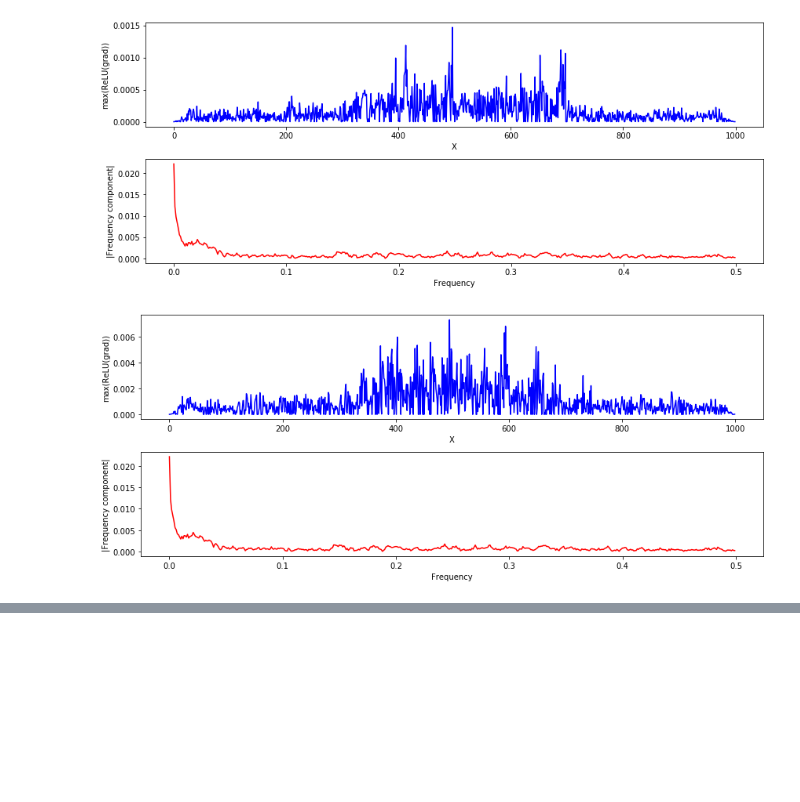
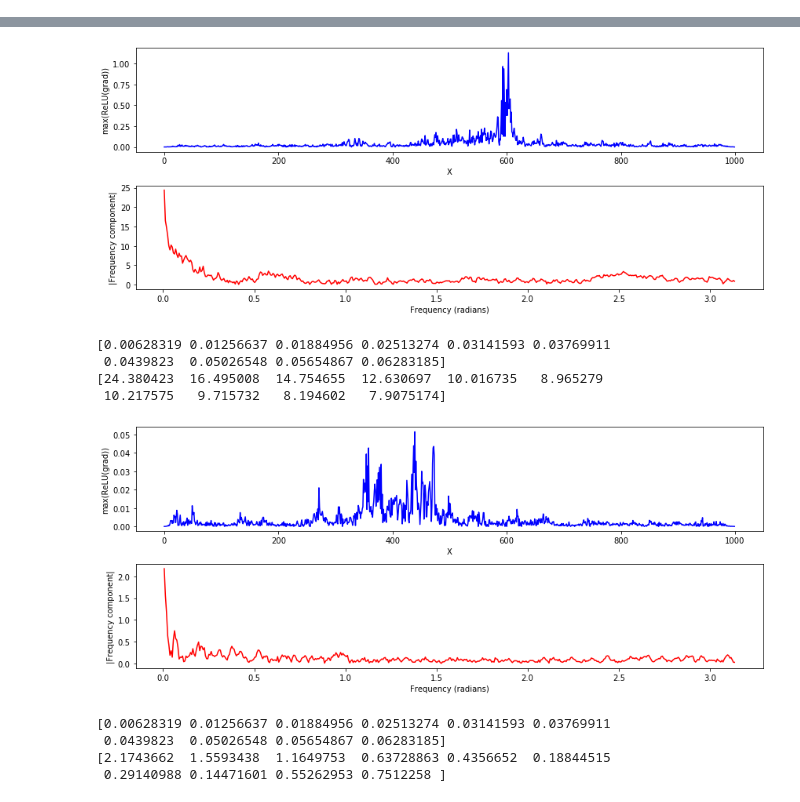
Before and after one commit to amtseng/fourier_attribution_priors, a Jupyter notebook: notebooks/input_gradients.ipynb, the cells around one changed output, grey strips where cells are left out. Drawn from its saved outputs; the diff is of its cells as text; code cells hidden in the pictures; blank space fills up the shorter version.

```diff
--- a/notebooks/input_gradients.ipynb
+++ b/notebooks/input_gradients.ipynb
@@ -88,16 +72,5 @@ INFO - grad - Completed after 0:00:25
-# %%
-def dft(signal):
-    N = signal.size  # Number of samples
-    Fs = 1  # Sampling rate
-    Ts = 1 / Fs  # Sampling period
-
-    x = np.arange(0, N, Ts)  # Space vector
-
-    k = np.arange(N)
-    T = N / Fs
-    freqs = k / T  # Two sides frequency range
-    freqs = freqs[range(int(N / 2))] # one side frequency range
-
-    Y = np.fft.fft(y) / N  # FFT computation and normalization
-    Y = Y[range(int(N / 2))]
-    return freqs, abs(Y)  # Return frequencies and magnitude of the complex coefficients
+# %%
+grads, labels = [], []
+grad_ex.run()
+neg_grads = grads[np.where(labels == 0)[0]]
+pos_grads = grads[np.where(labels == 1)[0]]
@@ -104,20 +92,32 @@ def dft(signal):
+# %%
+def dft(signal):
+    fourier_coeffs = np.fft.fft(signal)
+    fourier_freqs = 2 * np.pi * np.fft.fftfreq(signal.size)
+    fourier_freqs = fourier_freqs[:int(len(fourier_freqs) / 2)]  # Only the positive frequencies
+    mags = np.abs(fourier_coeffs)[:int(len(fourier_coeffs) / 2)]  # Frequency magnitudes are symmetric
+    return fourier_freqs, mags
 # %%
-def plot_grad_and_fft(grads):
+def plot_grad_and_fft(grads, include_dc=False):
     assert len(grads.shape) == 2
     grads = grads.copy()  # Make a copy
     grads[grads < 0] = 0  # Pass through ReLU
 
     # Take maximum over all 4 channels for each base
     grads = np.max(grads, axis=1)
-    freqs, coeffs = dft(grads)
+    freqs, mags = dft(grads)
+
+    if not include_dc:
+        freqs, mags = freqs[1:], mags[1:]
 
     # Plot the original signal and the DFT
     fig, ax = plt.subplots(2, 1, figsize=(12, 5))
     ax[0].plot(np.arange(len(grads)), grads, color="blue")
     ax[0].set_xlabel("X")
     ax[0].set_ylabel("max(ReLU(grad))")
-    ax[1].plot(freqs, coeffs, color="red")
-    ax[1].set_xlabel("Frequency")
+    ax[1].plot(freqs, mags, color="red")
+    ax[1].set_xlabel("Frequency (radians)")
     ax[1].set_ylabel("|Frequency component|")
     plt.tight_layout()
     plt.show(block=False)
+
+    return freqs, mags
@@ -132,8 +124,5 @@ plot_grad_and_fft(grads[1])
-# %%
-plot_grad_and_fft(grads[-1])
-# %% [output]
-[figure, removed]
-# %%
-plot_grad_and_fft(grads[-2])
-# %% [output]
-[figure, removed]
+# %%
+freqs, mags = plot_grad_and_fft(pos_grads[0])
+print(freqs[:10])
+print(mags[:10])
+# %% [output]
@@ -139,0 +130,15 @@ plot_grad_and_fft(grads[-2])
+[figure, added]
+[0.00628319 0.01256637 0.01884956 0.02513274 0.03141593 0.03769911
+ 0.0439823  0.05026548 0.05654867 0.06283185]
+[24.380423  16.495008  14.754655  12.630697  10.016735   8.965279
+ 10.217575   9.715732   8.194602   7.9075174]
+# %%
+freqs, mags = plot_grad_and_fft(pos_grads[1])
+print(freqs[:10])
+print(mags[:10])
+# %% [output]
+[figure, added]
+[0.00628319 0.01256637 0.01884956 0.02513274 0.03141593 0.03769911
+ 0.0439823  0.05026548 0.05654867 0.06283185]
+[2.1743662  1.5593438  1.1649753  0.63728863 0.4356652  0.18844515
+ 0.29140988 0.14471601 0.55262953 0.7512258 ]
```
Also changed, not shown: parts of 14 cells of this notebook, 5 other files.
